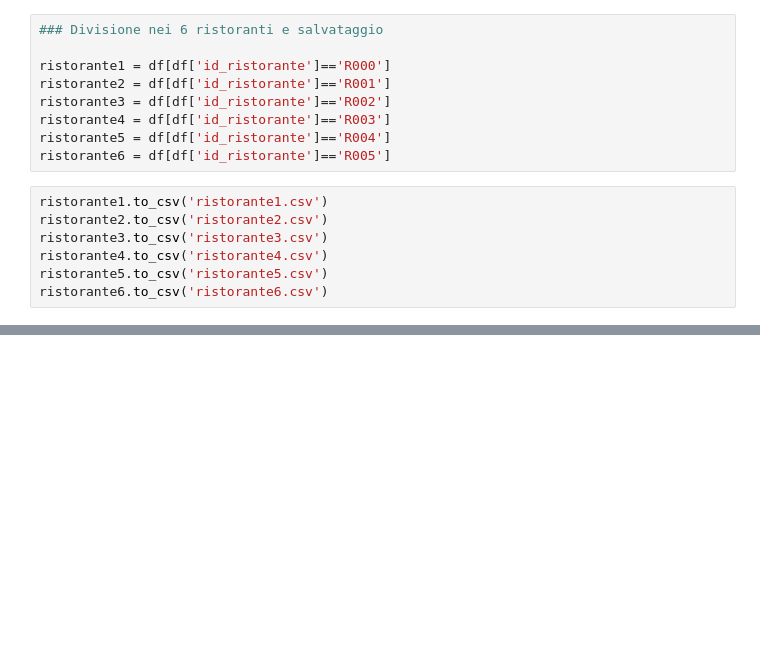
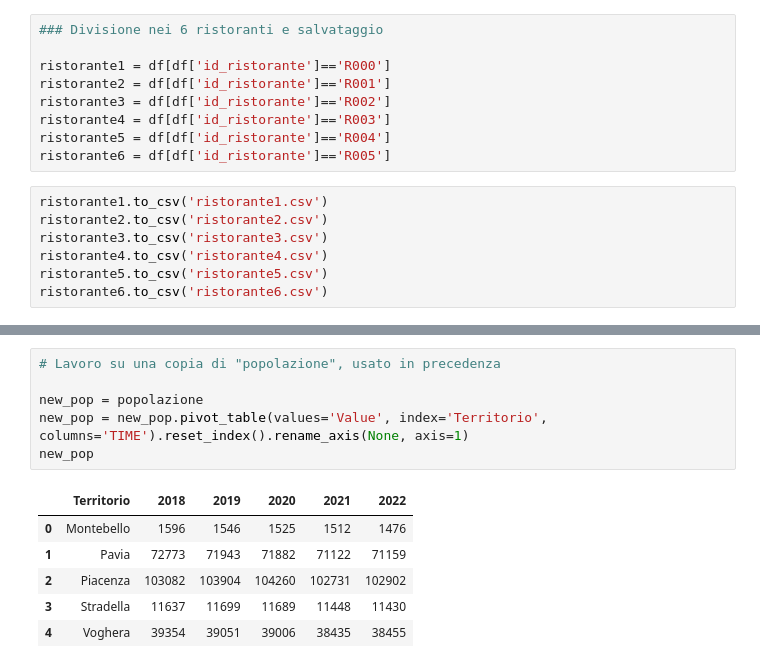
Before and after one commit to giocoal/restaurant-revenue-loss-COVID-retrospective-analysis, a Jupyter notebook: Integrazione dati.ipynb, the cells around one changed output, grey strips where cells are left out. Drawn from its saved outputs; the diff is of its cells as text; blank space fills up the shorter version.

```diff
--- a/Integrazione dati.ipynb
+++ b/Integrazione dati.ipynb
@@ -1058,0 +1079,13 @@ ristorante6.to_csv('ristorante6.csv')
+# %%
+# Lavoro su una copia di "popolazione", usato in precedenza
+
+new_pop = popolazione
+new_pop = new_pop.pivot_table(values='Value', index='Territorio', columns='TIME').reset_index().rename_axis(None, axis=1)
+new_pop
+# %% [output]
+|  | Territorio | 2018 | 2019 | 2020 | 2021 | 2022 |
+| 0 | Montebello | 1596 | 1546 | 1525 | 1512 | 1476 |
+| 1 | Pavia | 72773 | 71943 | 71882 | 71122 | 71159 |
+| 2 | Piacenza | 103082 | 103904 | 104260 | 102731 | 102902 |
+| 3 | Stradella | 11637 | 11699 | 11689 | 11448 | 11430 |
+| 4 | Voghera | 39354 | 39051 | 39006 | 38435 | 38455 |
```
Also changed, not shown: parts of 7 cells of this notebook, 3 other files.
